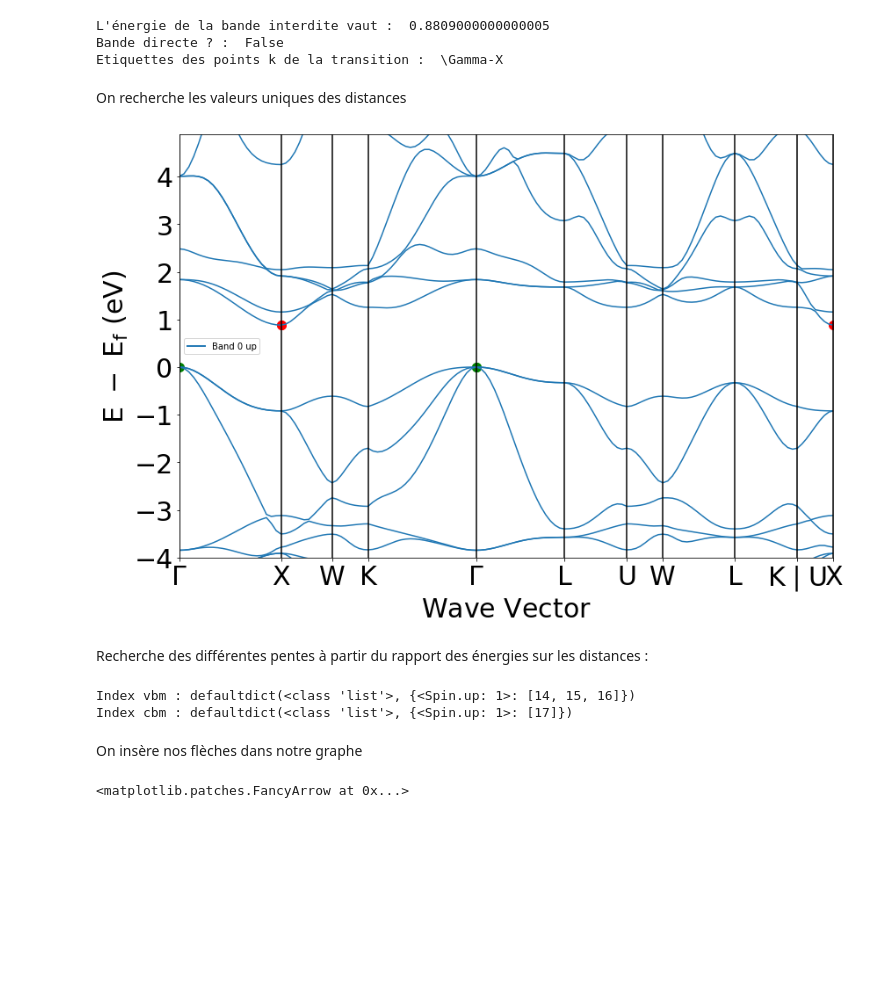
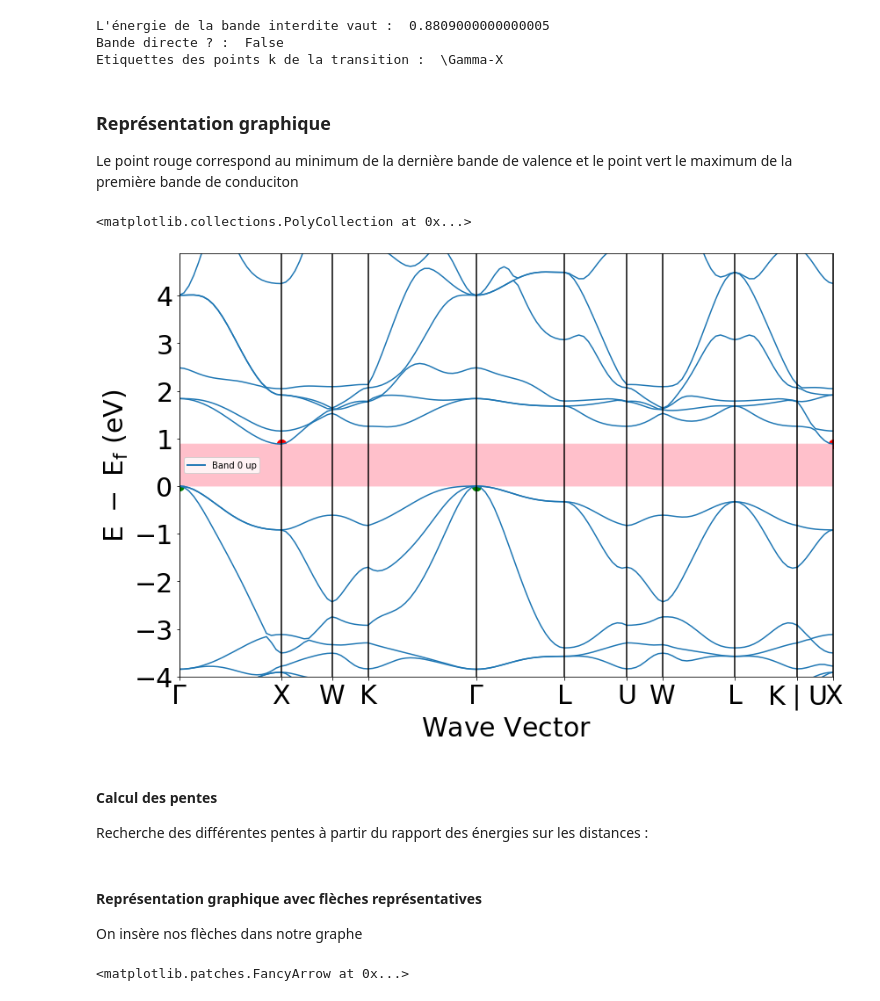
Before and after one commit to thiryad/lmapr1492, a Jupyter notebook: el_bands.ipynb, the cells around one changed output. Cells and saved outputs as stored; diff of their text form; code cells hidden in the pictures; blank space fills up the shorter version.

Commit message:
Add el_bands modified

```diff
--- a/el_bands.ipynb
+++ b/el_bands.ipynb
@@ -21,34 +29,42 @@ print("Etiquettes des points k de la transition : ", bandesbis["transition"])
 L'énergie de la bande interdite vaut :  0.8809000000000005
 Bande directe ? :  False
 Etiquettes des points k de la transition :  \Gamma-X
-# %% [markdown]
-On recherche les valeurs uniques des distances
+# %% [markdown]
+### Représentation graphique
+
+Le point rouge correspond au minimum de la dernière bande de valence et le point vert le maximum de la première bande de conduciton
 # %%
 #On obtient le graphique :
 graph = BSPlotter(bandes)
 graph.get_plot(vbm_cbm_marker = True)
 data = graph.bs_plot_data()
 dist = data.get("ticks").get("distance")
+bandint = bandes.get_band_gap()
 
 #on constate qu'il y a des valeurs identiques dans dist, on crée alors un array similaire en conservant les valeurs uniques
 import numpy as np
 newdist = [dist[0], dist[1], dist[3], dist[5], dist[7],dist[9],dist[11], dist[13], dist[15],dist[17], dist[18]]
 
 d0 = newdist[1]-newdist[0]
 d1 = newdist[2]-newdist[1]
 d2 = newdist[3]-newdist[2]
 d3 = newdist[4]-newdist[3]
 d4 = newdist[5]-newdist[4]
 d5 = newdist[6]-newdist[5]
 d6 = newdist[7]-newdist[6]
 d7 = newdist[8]-newdist[7]
 d8 = newdist[9]-newdist[8]
 d9 = newdist[10]-newdist[9]
 
 d = [d0,d1,d2,d3,d4,d5,d6,d7,d8,d9]
+
+#Bande interdite
+plt.fill_between(np.linspace(-1, 7, 1000), 0, bandint.get('energy'), color = "pink")
 # %% [output]
+<matplotlib.collections.PolyCollection at 0x...>
-[figure, old version]
+[figure, new version]
 # %% [markdown]
+#### Calcul des pentes
 Recherche des différentes pentes à partir du rapport des énergies sur les distances :
 # %%
 energie = data.get('energy')
@@ -59,8 +75,8 @@ VBM = bandes.get_vbm()
 # Conduction Band Minimums (CBM)
 CBM = bandes.get_cbm()
 
-print("Index vbm :" , VBM['band_index'])
-print("Index cbm :" , CBM['band_index'])
+#print("Index vbm :" , VBM['band_index'])
+#print("Index cbm :" , CBM['band_index'])
 
 energc = np.zeros(9)
 energv = np.zeros(9)
@@ -82,11 +98,9 @@ maxV = np.max(abs(pentev)) #d0
 maxC = np.max(abs(pentec)) #d1
 minC = np.min(abs(pentec)) #d4
 minV = np.min(abs(pentev)) #d4
-# %% [output]
-Index vbm : defaultdict(<class 'list'>, {<Spin.up: 1>: [14, 15, 16]})
-Index cbm : defaultdict(<class 'list'>, {<Spin.up: 1>: [17]})
-# %% [markdown]
-On insère nos flèches dans notre graphe
+# %% [markdown]
+#### Représentation graphique avec flèches représentatives
+On insère nos flèches dans notre graphe
 # %%
 
 graph.get_plot(vbm_cbm_marker = True)
```
Also changed, not shown: parts of 12 cells of this notebook.
